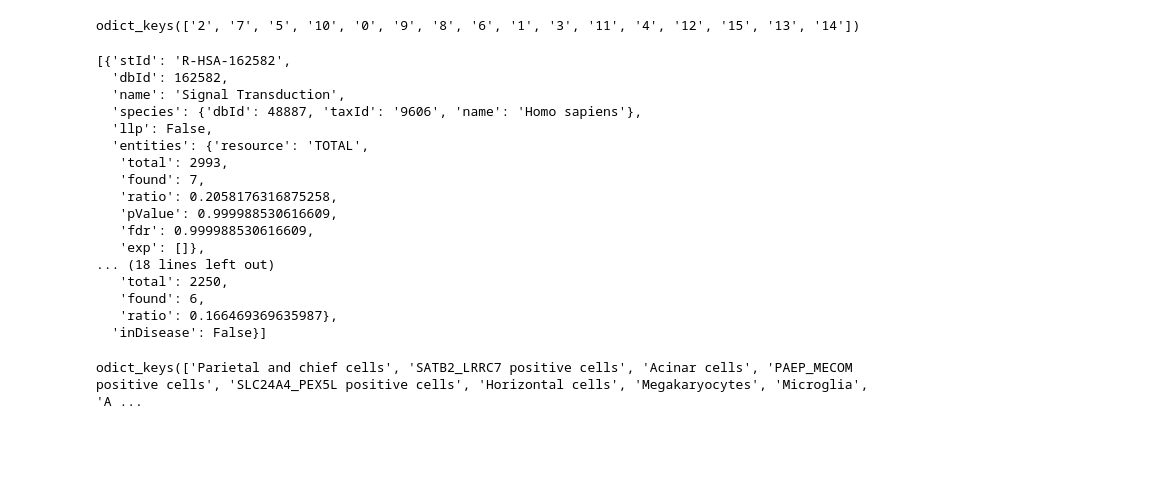
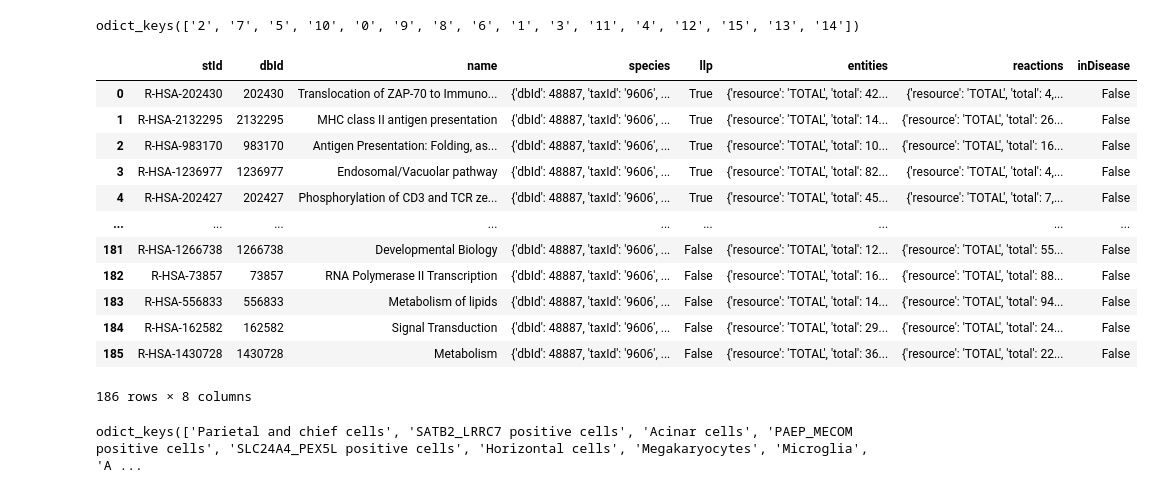
Before and after one commit to reactome/descartes_rpa, a Jupyter notebook: demo/loom_analysis.ipynb, the cells around one changed output. Drawn from its saved outputs; the diff is of its cells as text; code cells hidden in the pictures; blank space fills up the shorter version.

```diff
--- a/demo/loom_analysis.ipynb
+++ b/demo/loom_analysis.ipynb
@@ -177,25 +173,21 @@ adata.uns["pathways"].keys()
 # %% [output]
 odict_keys(['2', '7', '5', '10', '0', '9', '8', '6', '1', '3', '11', '4', '12', '15', '13', '14'])
 # %%
-adata.uns["pathways"]["9"]["pathway_data"]["pathways"][-2:]
+adata.uns["pathways"]["9"]
 # %% [output]
+|  | stId | dbId | name | species | llp | entities | reactions | inDisease |
+| 0 | R-HSA-202430 | 202430 | Translocation of ZAP-70 to Immuno... | {'dbId': 48887, 'taxId': '9606', ... | True | {'resource': 'TOTAL', 'total': 42... | {'resource': 'TOTAL', 'total': 4,... | False |
+| 1 | R-HSA-2132295 | 2132295 | MHC class II antigen presentation | {'dbId': 48887, 'taxId': '9606', ... | True | {'resource': 'TOTAL', 'total': 14... | {'resource': 'TOTAL', 'total': 26... | False |
+| 2 | R-HSA-983170 | 983170 | Antigen Presentation: Folding, as... | {'dbId': 48887, 'taxId': '9606', ... | True | {'resource': 'TOTAL', 'total': 10... | {'resource': 'TOTAL', 'total': 16... | False |
+| 3 | R-HSA-1236977 | 1236977 | Endosomal/Vacuolar pathway | {'dbId': 48887, 'taxId': '9606', ... | True | {'resource': 'TOTAL', 'total': 82... | {'resource': 'TOTAL', 'total': 4,... | False |
+| 4 | R-HSA-202427 | 202427 | Phosphorylation of CD3 and TCR ze... | {'dbId': 48887, 'taxId': '9606', ... | True | {'resource': 'TOTAL', 'total': 45... | {'resource': 'TOTAL', 'total': 7,... | False |
+| ... | ... | ... | ... | ... | ... | ... | ... | ... |
+| 181 | R-HSA-1266738 | 1266738 | Developmental Biology | {'dbId': 48887, 'taxId': '9606', ... | False | {'resource': 'TOTAL', 'total': 12... | {'resource': 'TOTAL', 'total': 55... | False |
+| 182 | R-HSA-73857 | 73857 | RNA Polymerase II Transcription | {'dbId': 48887, 'taxId': '9606', ... | False | {'resource': 'TOTAL', 'total': 16... | {'resource': 'TOTAL', 'total': 88... | False |
+| 183 | R-HSA-556833 | 556833 | Metabolism of lipids | {'dbId': 48887, 'taxId': '9606', ... | False | {'resource': 'TOTAL', 'total': 14... | {'resource': 'TOTAL', 'total': 94... | False |
+| 184 | R-HSA-162582 | 162582 | Signal Transduction | {'dbId': 48887, 'taxId': '9606', ... | False | {'resource': 'TOTAL', 'total': 29... | {'resource': 'TOTAL', 'total': 24... | False |
+| 185 | R-HSA-1430728 | 1430728 | Metabolism | {'dbId': 48887, 'taxId': '9606', ... | False | {'resource': 'TOTAL', 'total': 36... | {'resource': 'TOTAL', 'total': 22... | False |
-[{'stId': 'R-HSA-162582',
-  'dbId': 162582,
-  'name': 'Signal Transduction',
-  'species': {'dbId': 48887, 'taxId': '9606', 'name': 'Homo sapiens'},
-  'llp': False,
-  'entities': {'resource': 'TOTAL',
-   'total': 2993,
-   'found': 7,
-   'ratio': 0.2058176316875258,
-   'pValue': 0.999988530616609,
-   'fdr': 0.999988530616609,
-   'exp': []},
-... (18 lines left out)
-   'total': 2250,
-   'found': 6,
-   'ratio': 0.166469369635987},
-  'inDisease': False}]
+186 rows × 8 columns
 # %%
 from descartes_rpa.analyze.analyze import enrich_de_cell_types
 # %%
```
Also changed, not shown: parts of 7 cells of this notebook.
